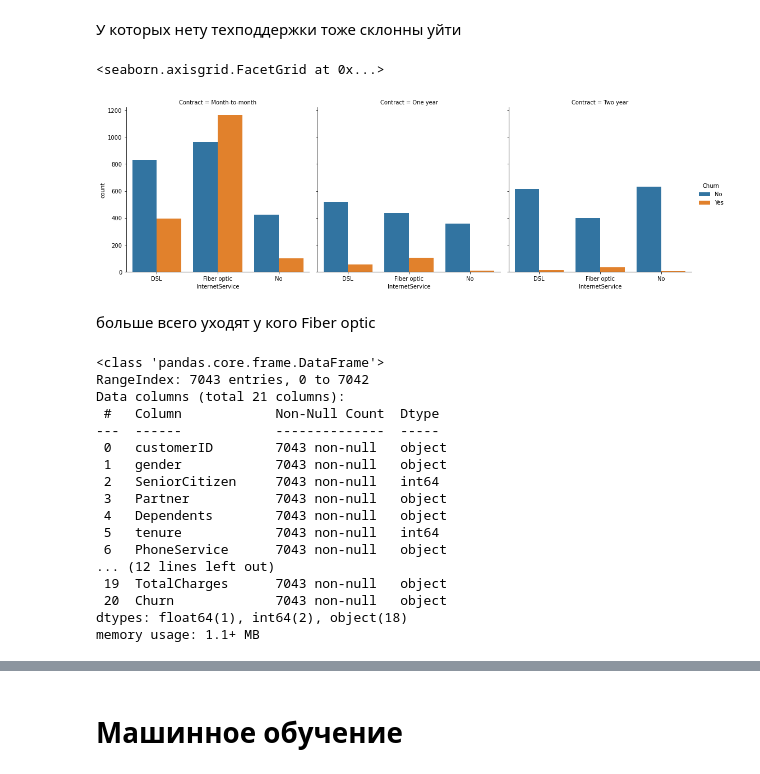
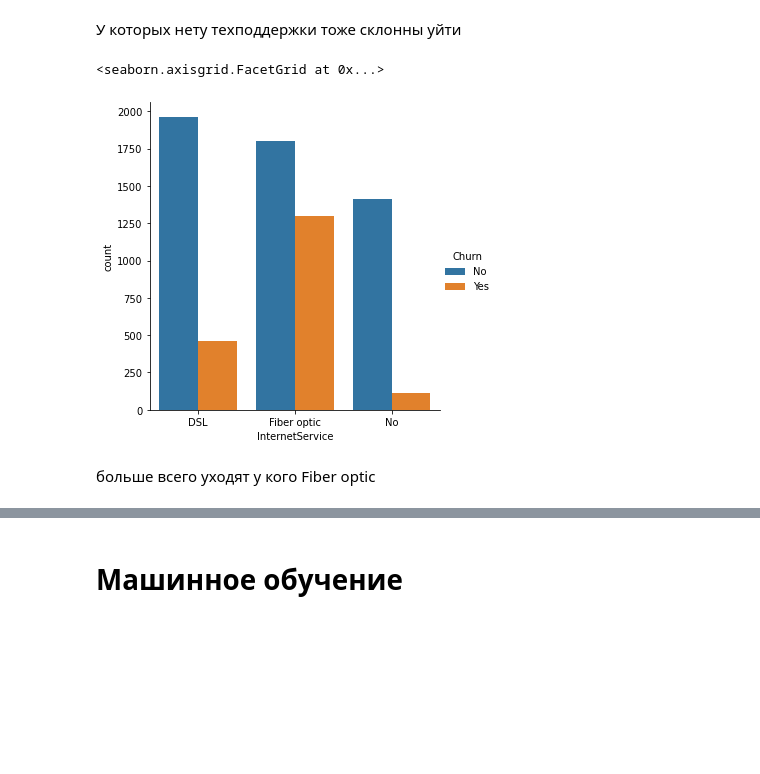
Before and after one commit to nurik08/Churn_Model, a Jupyter notebook: model.ipynb, the cells around one changed output, grey strips where cells are left out. Cells and saved outputs as stored; diff of their text form; code cells hidden in the pictures; blank space fills up the shorter version.

```diff
--- a/model.ipynb
+++ b/model.ipynb
@@ -85,32 +145,12 @@ sns.catplot(data=data, x='PaymentMethod', hue='TechSupport', col='Churn', kind='
 # %% [markdown]
 У которых нету техподдержки тоже склонны уйти
 # %%
-sns.catplot(data=data, x='InternetService', hue='Churn', col='Contract', kind='count',  height=5, aspect=1)
+sns.catplot(data=data, x='InternetService', hue='Churn', kind='count',  height=5, aspect=1)
 # %% [output]
 <seaborn.axisgrid.FacetGrid at 0x...>
-[figure, old version]
+[figure, new version]
 # %% [markdown]
 больше всего уходят у кого Fiber optic
-# %%
-data.info()
-# %% [output]
-<class 'pandas.core.frame.DataFrame'>
-RangeIndex: 7043 entries, 0 to 7042
-Data columns (total 21 columns):
- #   Column            Non-Null Count  Dtype
----  ------            --------------  -----
- 0   customerID        7043 non-null   object
- 1   gender            7043 non-null   object
- 2   SeniorCitizen     7043 non-null   int64
- 3   Partner           7043 non-null   object
- 4   Dependents        7043 non-null   object
- 5   tenure            7043 non-null   int64
- 6   PhoneService      7043 non-null   object
-... (12 lines left out)
- 19  TotalCharges      7043 non-null   object
- 20  Churn             7043 non-null   object
-dtypes: float64(1), int64(2), object(18)
-memory usage: 1.1+ MB
 # %%
 data['Churn'] = np.where(data['Churn'] == 'Yes', 1, 0)
 data['Partner'] = np.where(data['Partner'] == 'Yes', 1, 0)
```
Also changed, not shown: parts of 16 cells of this notebook.
